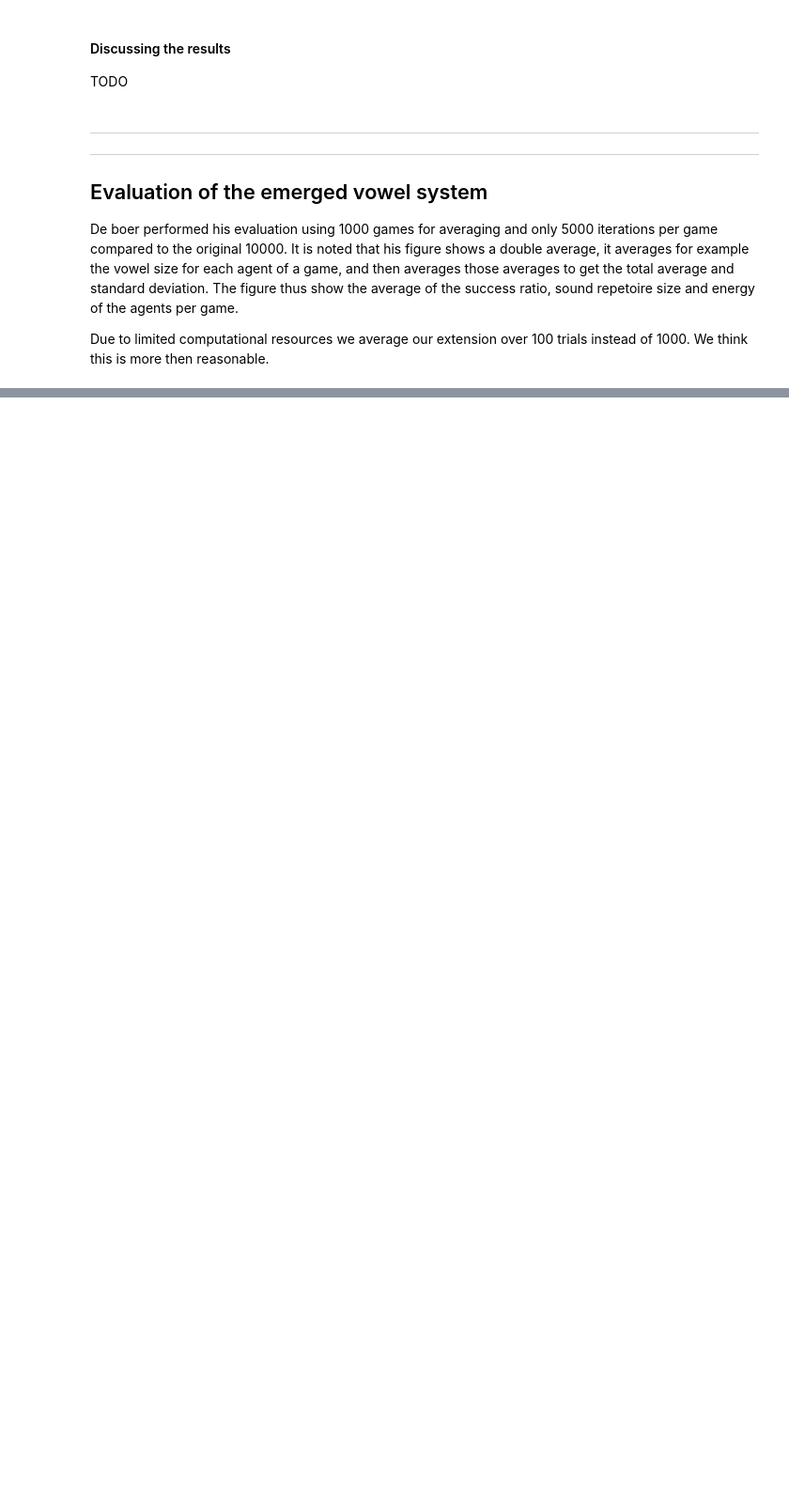
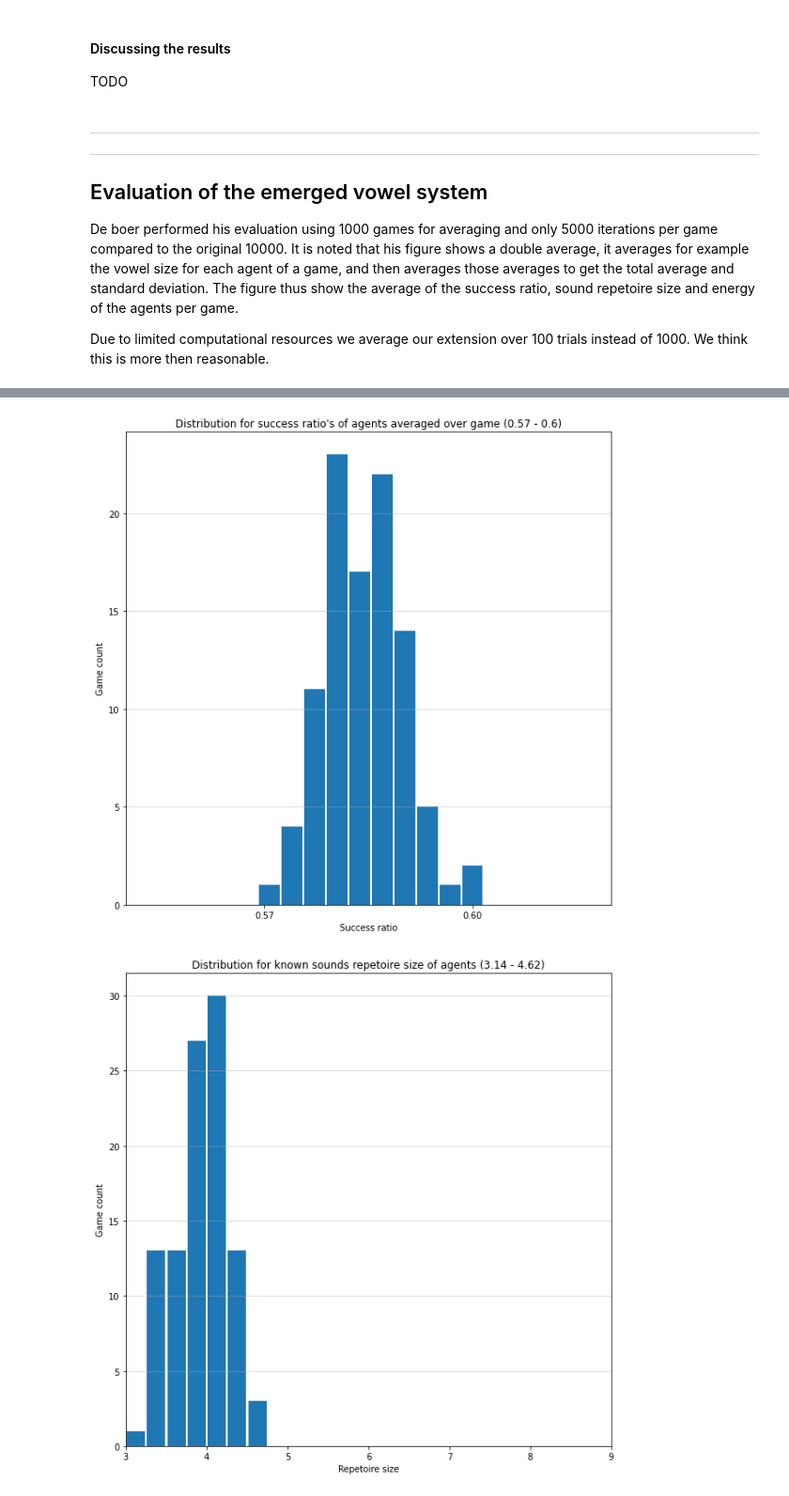
Before and after one commit to pikawika/VUB-EoS-project, a Jupyter notebook: code/notebooks/5_evaluating_small_communities.ipynb, the cells around one changed output, grey strips where cells are left out. Shown: that part at 94% size. Drawn from its saved outputs; the diff is of its cells as text; code cells hidden in the pictures; blank space fills up the shorter version.

Commit message:
Evaluation of the emerged vowel system plots

```diff
--- a/code/notebooks/5_evaluating_small_communities.ipynb
+++ b/code/notebooks/5_evaluating_small_communities.ipynb
@@ -382,0 +377,7 @@ Just completed trial: 2
+# %%
+# Get saved experiment result from file
+with open("saved_variables/5/5-evaluation_of_emerged_vowel_system.pickle", 'rb') as f:
+    results = pickle.load(f);
+
+# Delete unused variables
+del f;
@@ -382,0 +421,30 @@ Just completed trial: 2
+# %%
+# Plot all metrics
+statistics.plot_agent_success_ratio_distribution(results, left_limit = 0.55, right_limit = 0.62);
+statistics.plot_agent_sound_size_distribution(results, left_limit = 3, right_limit = 9);
+statistics.plot_agent_energy_distribution(results, left_limit = 1, right_limit = 15);
+
+# Plot w.r.t. known vowels
+sample = 51;
+statistics.plot_known_vowels_over_sounds(results[sample]);
+
+# Plot single result
+[avg_success, std_success] = statistics.average_agent_success_ratio(results);
+[avg_sound_size, std_sound_size] = statistics.average_agent_sound_size(results);
+[avg_energy, std_energy] = statistics.average_agent_energy(results);
+
+# Plot Game state with statistics title
+results[sample].plot(f"All agents\nAverage success: {avg_success} ±{std_success}\nAverage energy: {avg_energy} ±{std_energy}\nAverage sound repetoire size: {avg_sound_size} ±{std_sound_size}");
+
+# Delete unused
+del results;
+del sample;
+del avg_success;
+del std_success;
+del avg_sound_size;
+del std_sound_size;
+del avg_energy;
+del std_energy;
+# %% [output]
+[figure, added]
+[figure, added]
```
Also changed, not shown: parts of 6 cells of this notebook, 15 other files.
